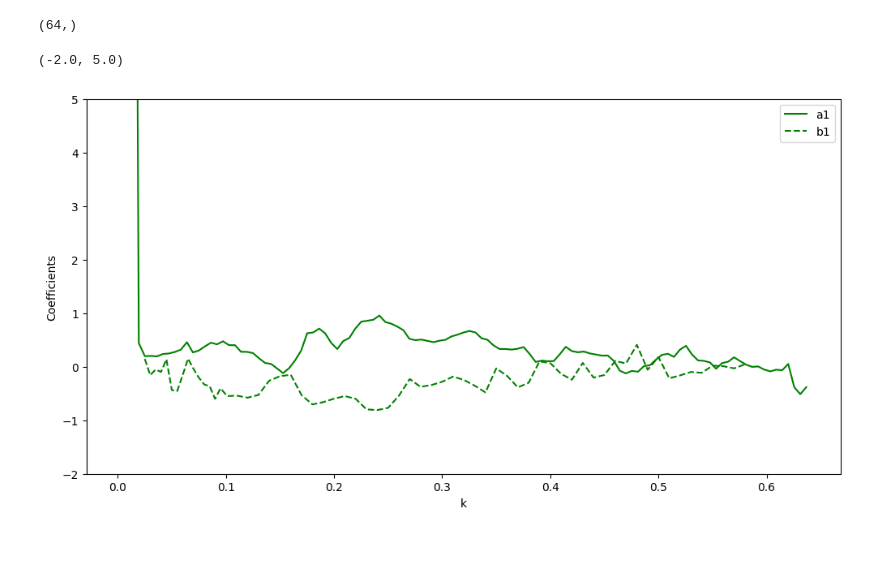
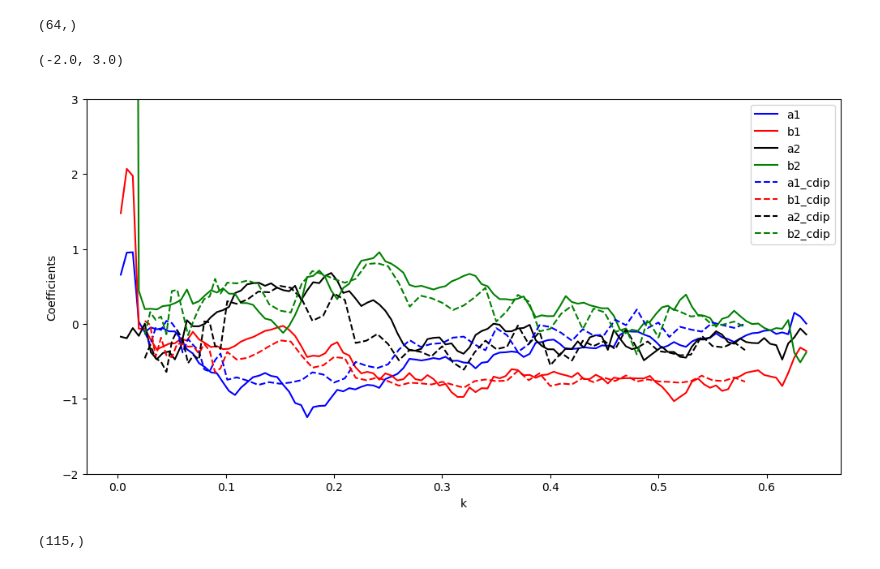
Before and after one commit to shawn-morneau/spectral_analysis, a Jupyter notebook: 1d_comparison.ipynb, the cells around one changed output. Saved outputs shown, nothing was run; the diff lists cells and outputs as text; code cells hidden in the pictures.

```diff
--- a/1d_comparison.ipynb
+++ b/1d_comparison.ipynb
@@ -715,18 +710,23 @@ np.shape(a1_cdip[nearest_index, :])
 (64,)
 # %%
 plt.figure(figsize = (12, 6))
-#plt.plot(wsc, a1, 'b')
-#plt.plot(wsc, b1, 'r')
-#plt.plot(wsc, a2, 'k')
+plt.plot(wsc, a1, 'b')
+plt.plot(wsc, b1, 'r')
+plt.plot(wsc, a2, 'k')
 plt.plot(wsc, b2, 'g')
-#plt.plot(Fq, a1_cdip[nearest_index, :], 'b', linestyle='dashed')
-#plt.plot(Fq, b1_cdip[nearest_index, :], 'r', linestyle='dashed')
-#plt.plot(Fq, a2_cdip[nearest_index, :], 'k', linestyle='dashed')
-plt.plot(Fq, b2_cdip[nearest_index, :], 'g', linestyle='dashed')
+plt.plot(Fq, a1_cdip[nearest_index, :], 'b', linestyle='dashed')
+plt.plot(Fq, -b1_cdip[nearest_index, :], 'r', linestyle='dashed')
+plt.plot(Fq, a2_cdip[nearest_index, :], 'k', linestyle='dashed')
+plt.plot(Fq, -b2_cdip[nearest_index, :], 'g', linestyle='dashed')
 plt.ylabel('Coefficients')
 plt.xlabel('k')
-plt.legend(['a1','b1','a2','b2'])
-plt.ylim(-2,5)
+plt.legend(['a1','b1','a2','b2','a1_cdip','b1_cdip','a2_cdip','b2_cdip'])
+plt.ylim(-2,3)
 # %% [output]
-(-2.0, 5.0)
+(-2.0, 3.0)
-[figure, old version]
+[figure, new version]
+# %%
+theta = np.arctan(b1/a1)
+np.shape(theta)
+# %% [output]
+(115,)
```
Also changed, not shown: parts of 26 cells of this notebook.
